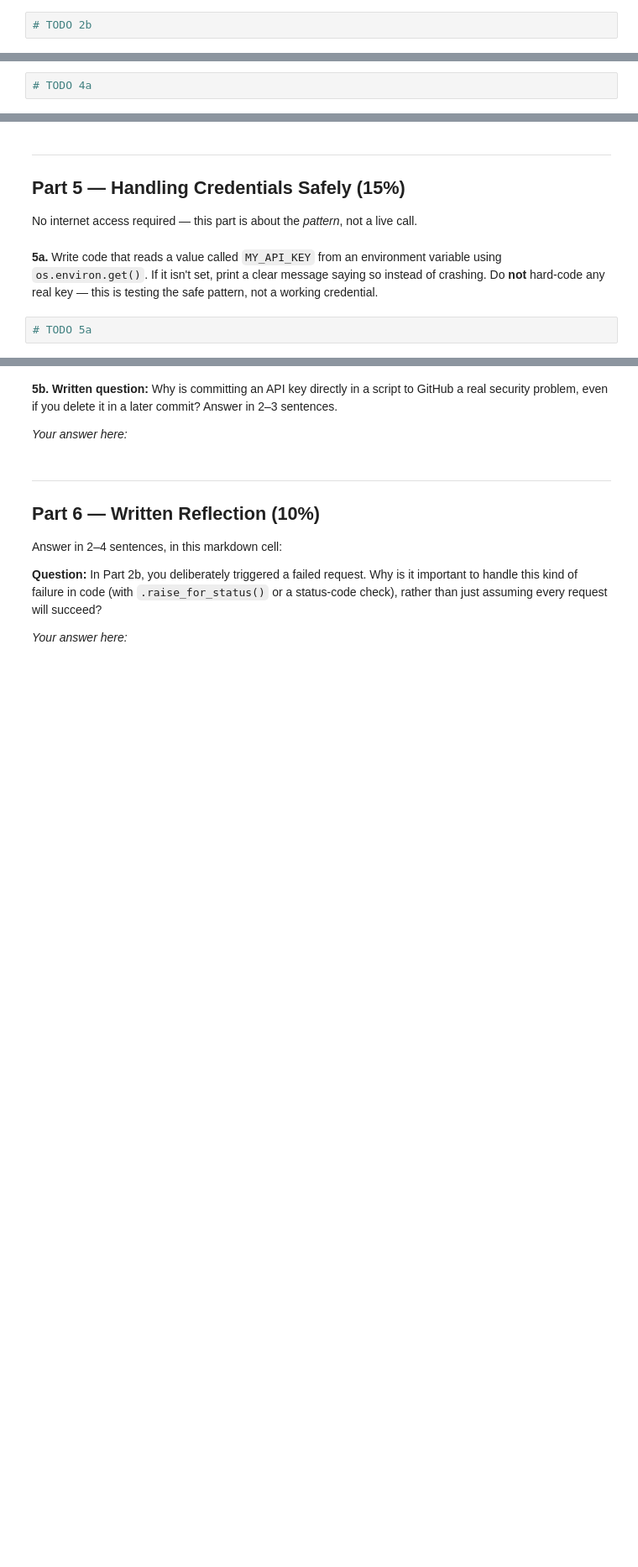
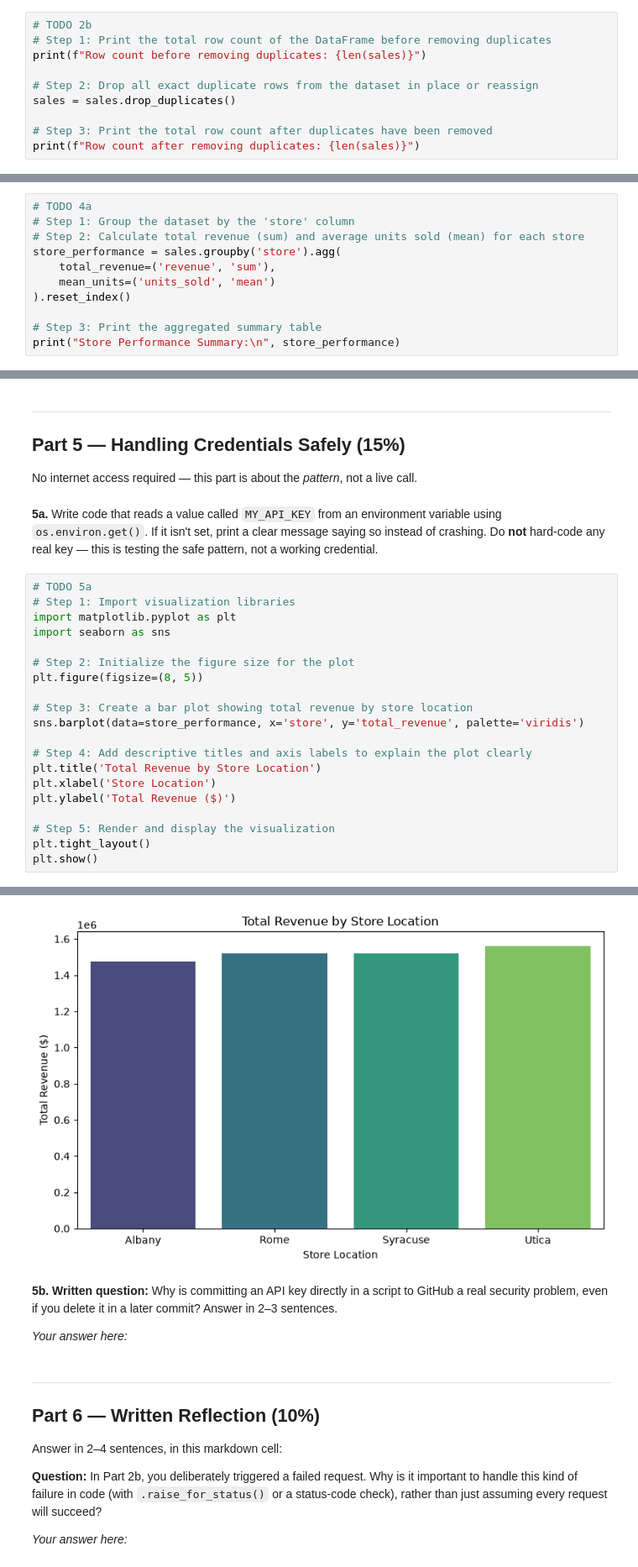
Before and after one commit to NicolasVA90/DSA_504_excercise, a Jupyter notebook: hw3/DSA504_HW3_Starter.ipynb, the cells around one changed output, grey strips where cells are left out. Shown at 84% size. Cells and saved outputs as stored; diff of their text form; blank space fills up the shorter version.

```diff
--- a/hw3/DSA504_HW3_Starter.ipynb
+++ b/hw3/DSA504_HW3_Starter.ipynb
@@ -82,3 +137,11 @@ No internet access required for this part.
 **2b.** Using a try/except block with `.raise_for_status()`, request `https://jsonplaceholder.typicode.com/users/99999` (a user that doesn't exist) and print a clear message confirming whether the request succeeded or failed.
 # %%
 # TODO 2b
+# Step 1: Print the total row count of the DataFrame before removing duplicates
+print(f"Row count before removing duplicates: {len(sales)}")
+
+# Step 2: Drop all exact duplicate rows from the dataset in place or reassign
+sales = sales.drop_duplicates()
+
+# Step 3: Print the total row count after duplicates have been removed
+print(f"Row count after removing duplicates: {len(sales)}")
@@ -104,3 +203,12 @@ No internet access required for this part.
 **4a.** Using Open-Meteo (`https://api.open-meteo.com/v1/forecast`), look up the current temperature and wind speed for a city of your choice (look up its latitude/longitude first — they don't need to be exact). Print a sentence like: `"The current temperature in [city] is [X]°C with wind speed [Y] km/h."`
 # %%
 # TODO 4a
+# Step 1: Group the dataset by the 'store' column
+# Step 2: Calculate total revenue (sum) and average units sold (mean) for each store
+store_performance = sales.groupby('store').agg(
+    total_revenue=('revenue', 'sum'),
+    mean_units=('units_sold', 'mean')
+).reset_index()
+
+# Step 3: Print the aggregated summary table
+print("Store Performance Summary:\n", store_performance)
@@ -113,3 +228,22 @@ No internet access required — this part is about the *pattern*, not a live cal
 **5a.** Write code that reads a value called `MY_API_KEY` from an environment variable using `os.environ.get()`. If it isn't set, print a clear message saying so instead of crashing. Do **not** hard-code any real key — this is testing the safe pattern, not a working credential.
 # %%
 # TODO 5a
+# Step 1: Import visualization libraries
+import matplotlib.pyplot as plt
+import seaborn as sns
+
+# Step 2: Initialize the figure size for the plot
+plt.figure(figsize=(8, 5))
+
+# Step 3: Create a bar plot showing total revenue by store location
+sns.barplot(data=store_performance, x='store', y='total_revenue', palette='viridis')
+
+# Step 4: Add descriptive titles and axis labels to explain the plot clearly
+plt.title('Total Revenue by Store Location')
+plt.xlabel('Store Location')
+plt.ylabel('Total Revenue ($)')
+
+# Step 5: Render and display the visualization
+plt.tight_layout()
+plt.show()
+# %% [output]
@@ -116,3 +253,4 @@ No internet access required — this part is about the *pattern*, not a live cal
+[figure, added]
 # %% [markdown]
 **5b. Written question:** Why is committing an API key directly in a script to GitHub a real security problem, even if you delete it in a later commit? Answer in 2–3 sentences.
 
```
Also changed, not shown: parts of 11 cells of this notebook.
